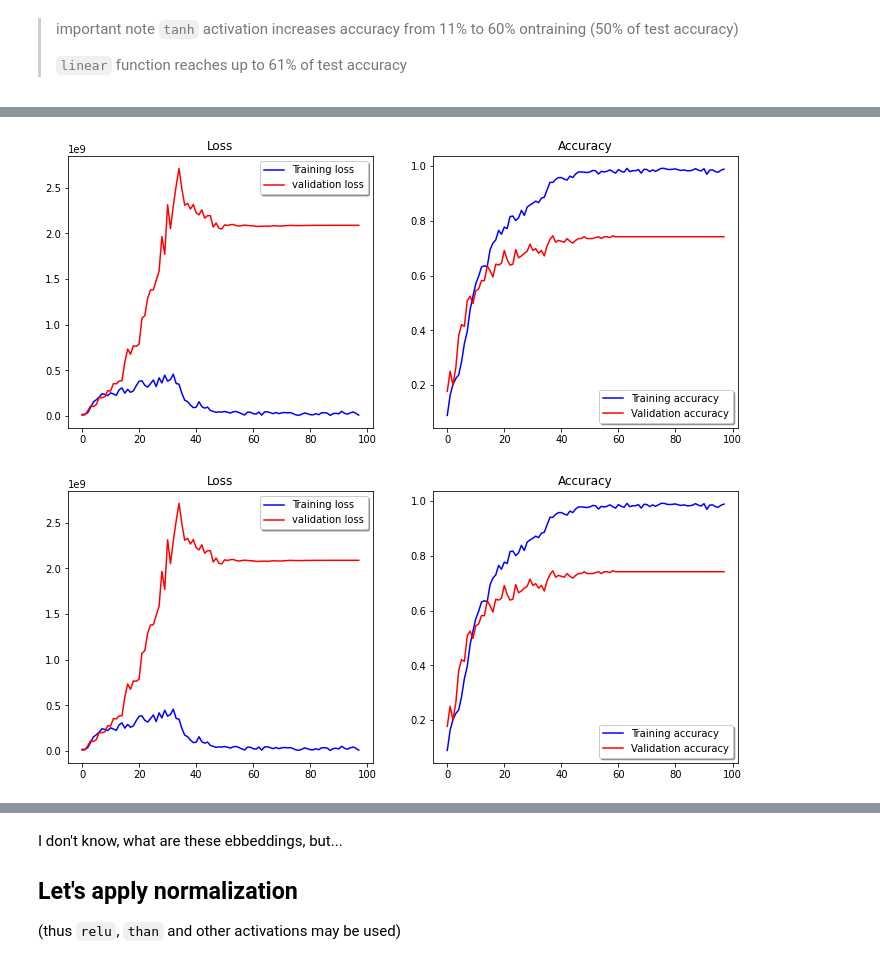
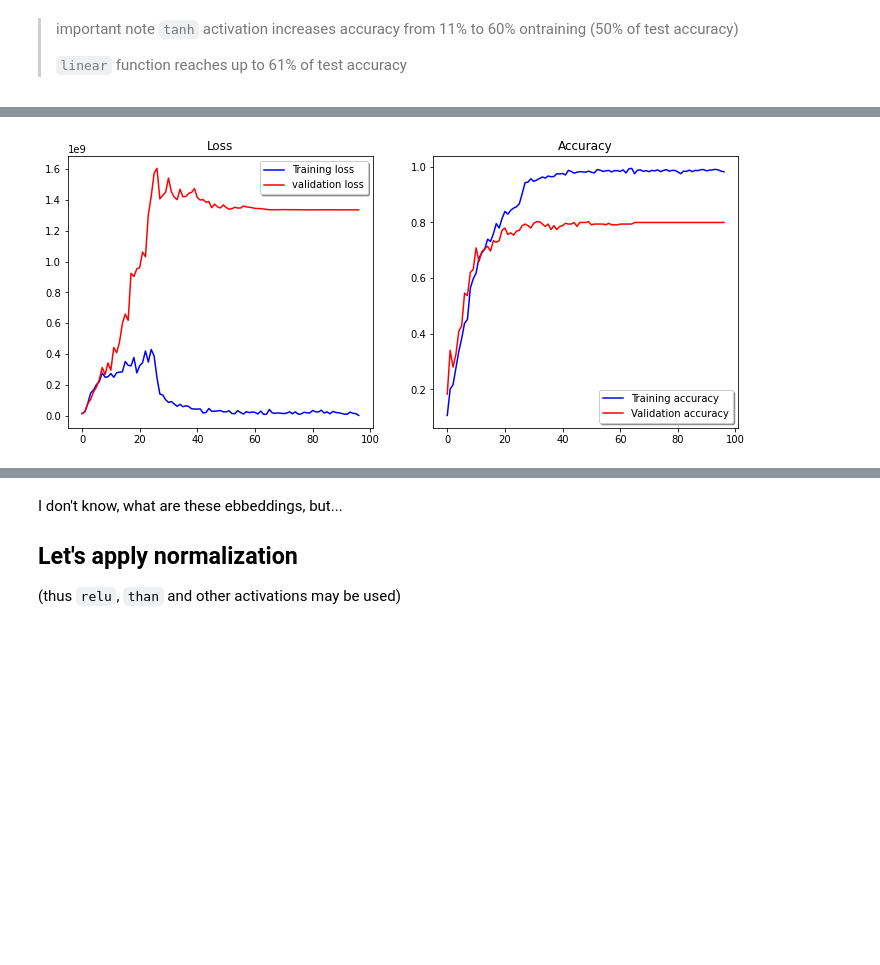
Before and after one commit to MefAldemisov/SourceCodeAuthorshipAttribution, a Jupyter notebook: Embeddings.ipynb, the cells around one changed output, grey strips where cells are left out. Saved outputs shown, nothing was run; the diff lists cells and outputs as text; code cells hidden in the pictures; blank space fills up the shorter version.

Commit message:
Data preprocessing simplified, which affected accuracy

```diff
--- a/Embeddings.ipynb
+++ b/Embeddings.ipynb
@@ -23,0 +58,3 @@ df = df.drop(columns=["round", "task", "solution", "file", "full_path", "Unnamed
+# %%
+df["n_chars"] = df.flines.apply(lambda x: len(str(x)))
+(df.n_chars/df.n_lines).describe()
@@ -23,0 +73,4 @@ df = df.drop(columns=["round", "task", "solution", "file", "full_path", "Unnamed
+# %%
+df["chars_per_line"] = df.n_chars/df.n_lines
+df = df[df.chars_per_line<100]
+df.describe()
@@ -32,5 +94,5 @@ plt.plot(np.array(df.username.value_counts())[:20])
 # %%
 users = df.username.value_counts()[:20].index
-data_for_users = df[df.username.isin(users)]
-data_for_users.head()
+df = df[df.username.isin(users)]
+df.head()
 # %% [output]
@@ -176,2 +118,0 @@ data_for_users.describe()
-# %%
-df = data_for_users
@@ -449,21 +390,20 @@ WARNING:tensorflow:Your input ran out of data; interrupting training. Make sure
 # %%
 def plot_training(history):
     fig = plt.figure(figsize=(12, 5))
     plt.subplot(121)
     plt.title("Loss")
     plt.plot(history.history['loss'], color='b', label="Training loss")
     plt.plot(history.history['val_loss'], color='r', label="validation loss")
     plt.legend(loc='best', shadow=True)
 
     plt.subplot(122)
     plt.title("Accuracy")
     plt.plot(history.history['accuracy'], color='b', label="Training accuracy")
     plt.plot(history.history['val_accuracy'], color='r',label="Validation accuracy")
     plt.legend(loc='best', shadow=True)
     return fig
 
-plot_training(history)
+f = plot_training(history)
 # %% [output]
-[figure, old version]
+[figure, new version]
-[figure, removed]
 # %% [markdown]
```
Also changed, not shown: parts of 54 cells of this notebook.
